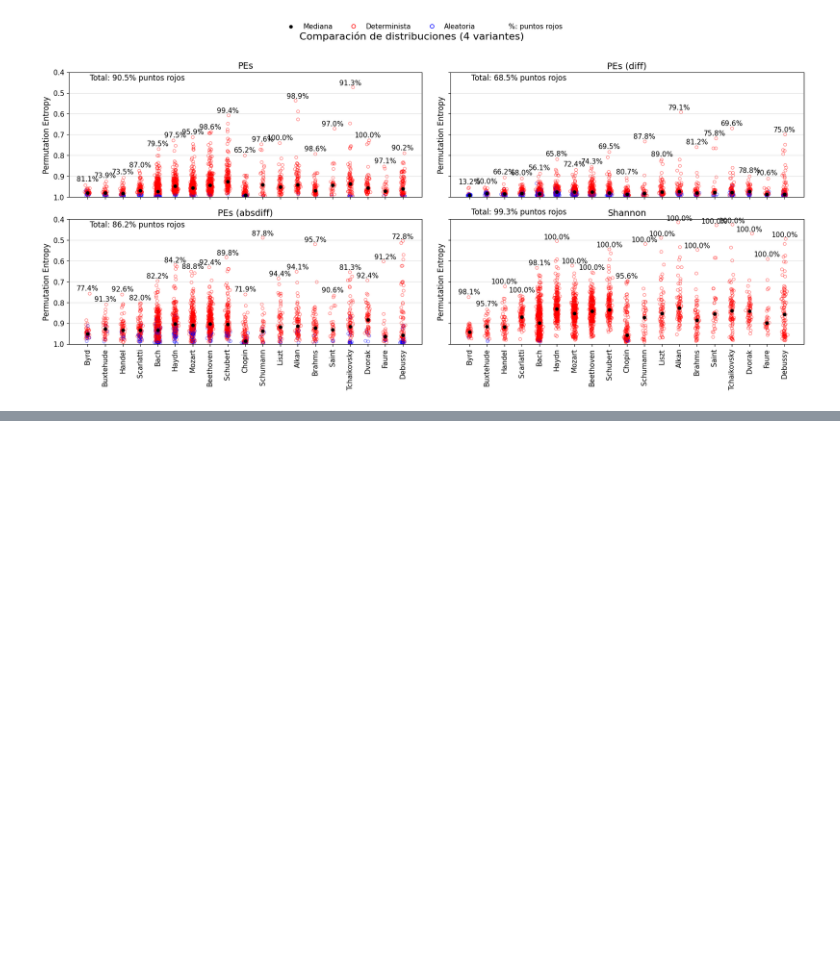
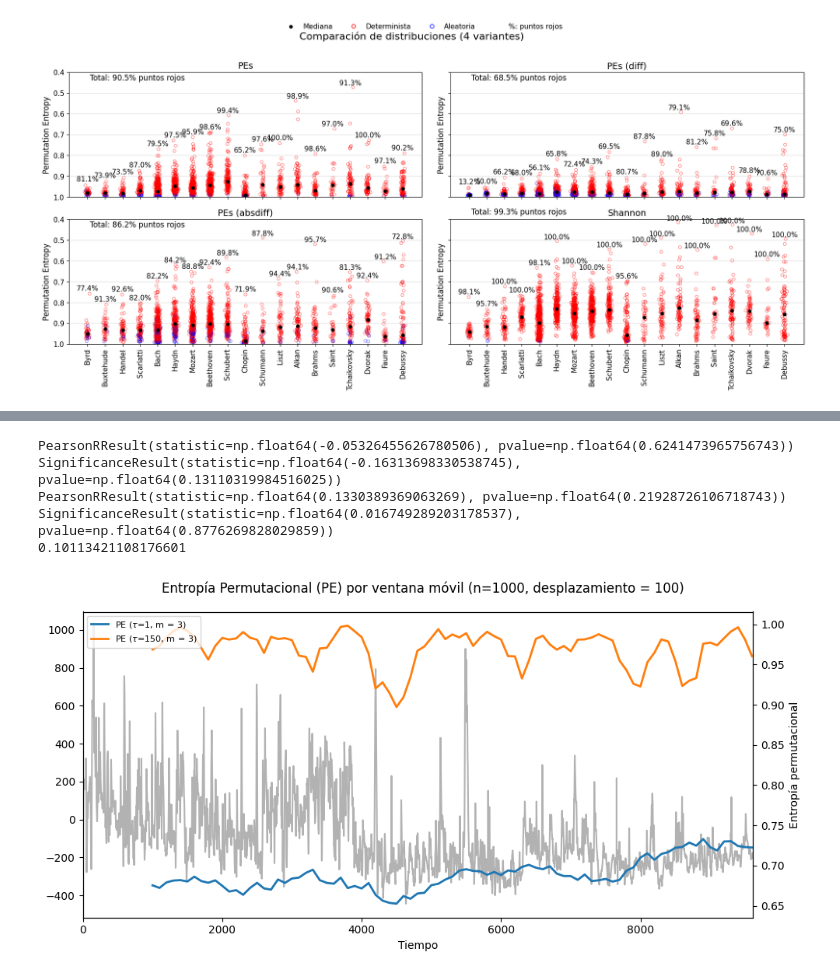
Before and after one commit to EduardoGarcia528/Tesis, a Jupyter notebook: musica-tesis/Limpiar_piezas.ipynb, the cells around one changed output, grey strips where cells are left out. Drawn from its saved outputs; the diff is of its cells as text; code cells hidden in the pictures; blank space fills up the shorter version.

```diff
--- a/musica-tesis/Limpiar_piezas.ipynb
+++ b/musica-tesis/Limpiar_piezas.ipynb
@@ -1083,0 +1098,66 @@ plt.show()
+# %%
+import numpy as np
+import matplotlib.pyplot as plt
+from funciones import permutation_entropy, indice_J
+from scipy.stats import pearsonr, spearmanr
+
+# --- Cargar datos ---
+arr = np.loadtxt(r'T9617.txt')
+
+# --- Graficar ---
+fig, ax1 = plt.subplots(figsize=(10, 5))
+
+# Serie original (gris)
+ax1.plot(arr, color='black', alpha=0.3, label='Serie original')
+ax1.set_xlabel('Tiempo')
+ax1.set_ylabel('', color='black')
+ax1.tick_params(axis='y', labelcolor='black')
+ax1.set_xlim(0, len(arr))
+
+# Segundo eje para PE
+ax2 = ax1.twinx()
+
+
+# --- Parámetros ---
+for tau in [1, 150]:
+    m = 3          # tamaño de patrón
+    # tau = 1        # retardo entre puntos
+    d = 1000       # tamaño de ventana sobre la serie
+    t = 100        # desplazamiento entre ventanas
+    # --- Calcular PE en ventanas móviles ---
+    pes = []
+    centros = []
+    Js = []
+
+    for i in range(0, len(arr) - d + 1, t):
+        ventana = arr[i:i+d]
+        # ventana  = np.random.permutation(ventana)  # para comparar con null
+        pe = permutation_entropy(ventana, m=m, tau=tau)
+        J = indice_J(ventana,False, tau = tau)
+        Js.append(J)
+        pes.append(pe)
+        centros.append(i + d)   # centro de la ventana
+
+    pes = np.array(pes)
+    centros = np.array(centros)
+
+    print(pearsonr(pes, Js))
+    print(spearmanr(pes, Js))
+    # pes = (pes - np.min(pes)) / (np.max(pes) - np.min(pes))
+    ax2.plot(centros, pes, lw=2, label=r'PE ($\tau$=' +f'{tau}, m = {m})')
+    # ax2.plot(centros, Js, lw=2, label=r'índice J univariante ($\tau$='+f'{tau})', linestyle='--')
+ax2.legend(loc='upper left', fontsize=8)
+ax2.set_ylabel('Entropía permutacional', color='black')
+ax2.tick_params(axis='y', labelcolor='black')
+# ax2.set_ylim(0, 1)
+print(np.max(pes) - np.min(pes))
+fig.suptitle(f'Entropía Permutacional (PE) por ventana móvil (n={d}, desplazamiento = {t})', fontsize=12)
+fig.tight_layout()
+plt.show()
+# %% [output]
+PearsonRResult(statistic=np.float64(-0.05326455626780506), pvalue=np.float64(0.6241473965756743))
+SignificanceResult(statistic=np.float64(-0.16313698330538745), pvalue=np.float64(0.13110319984516025))
+PearsonRResult(statistic=np.float64(0.1330389369063269), pvalue=np.float64(0.21928726106718743))
+SignificanceResult(statistic=np.float64(0.016749289203178537), pvalue=np.float64(0.8776269828029859))
+0.10113421108176601
+[figure, added]
```
Also changed, not shown: parts of 1 cell of this notebook, 12 other files.
